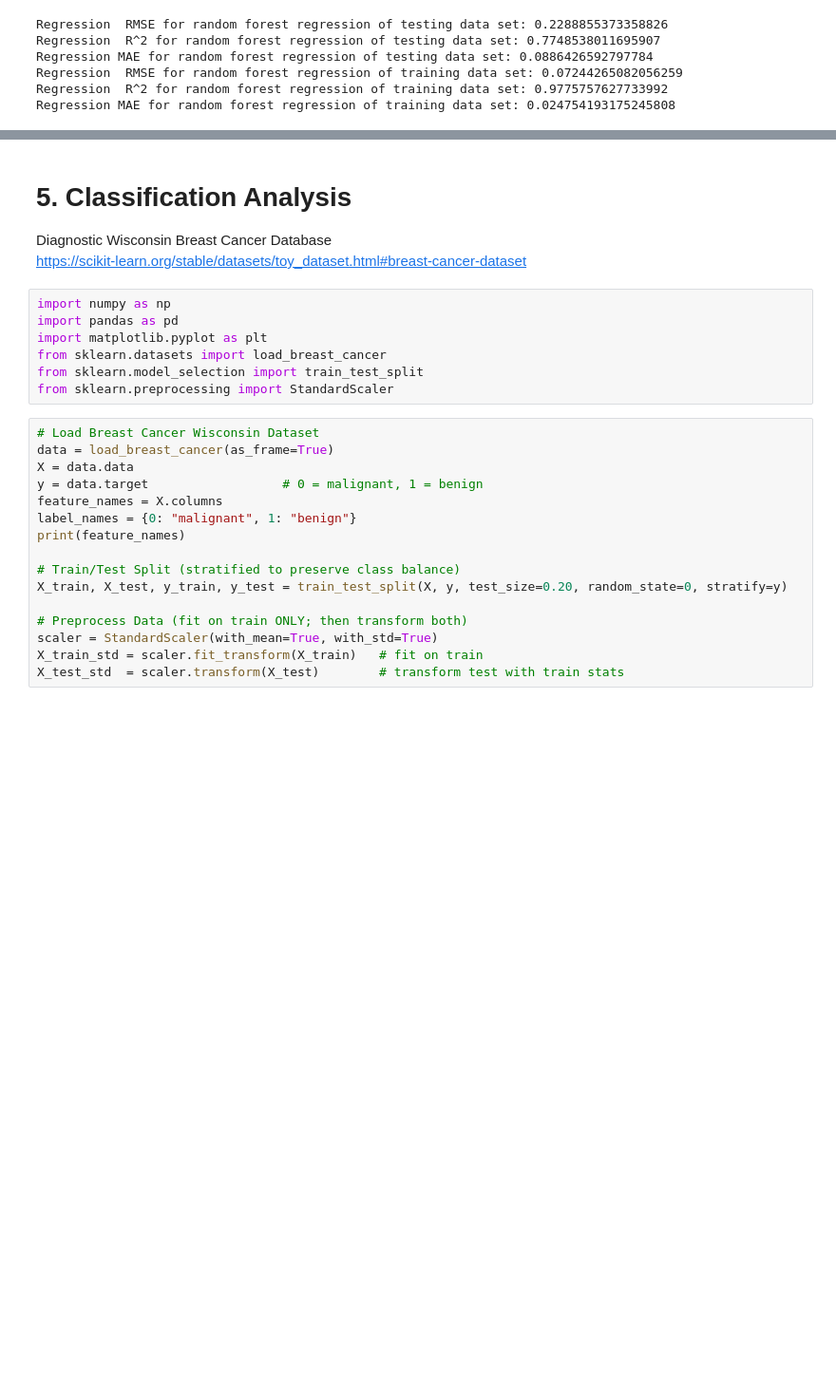
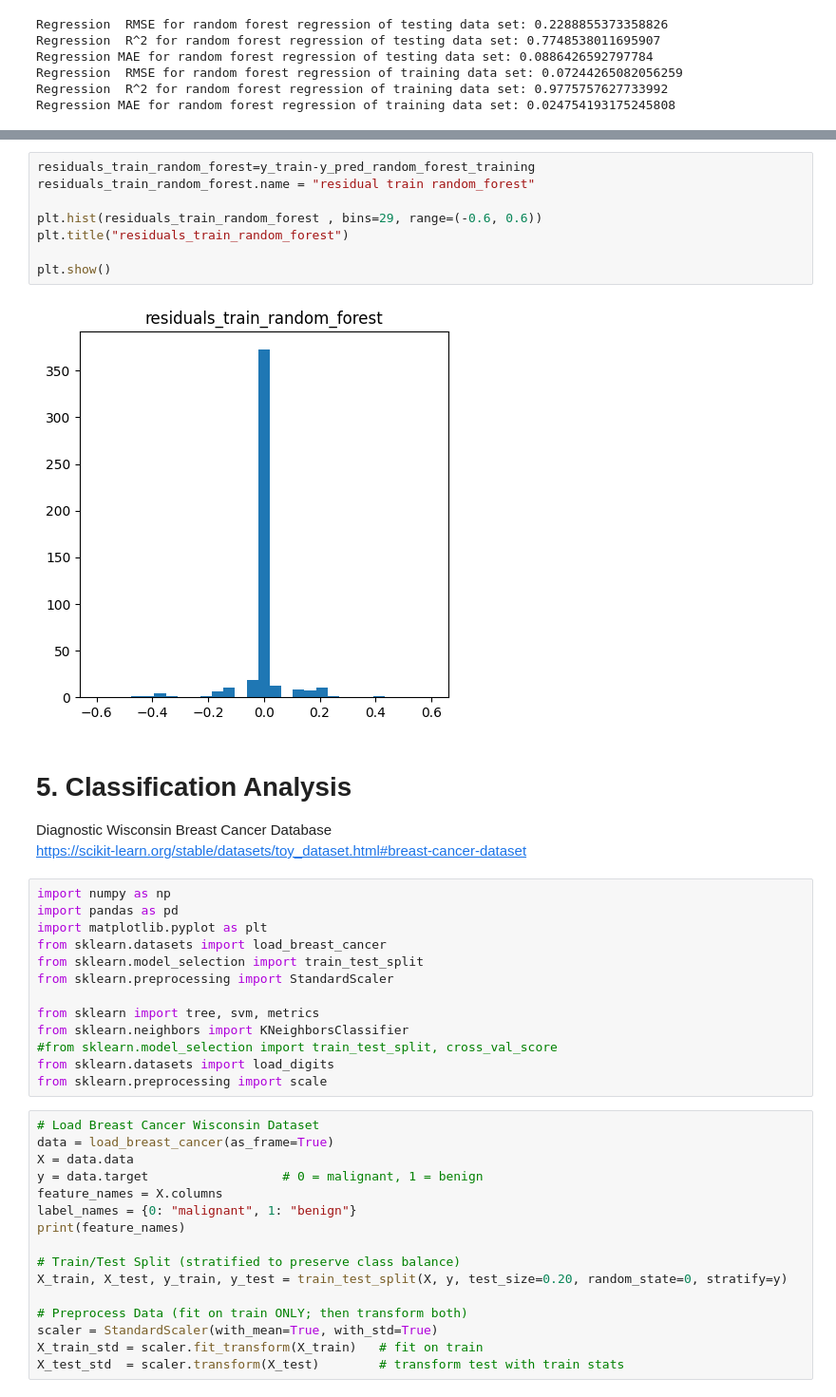
Before and after one commit to Yuyang-Yao/Math_-5750_Project1, a Jupyter notebook: project1.ipynb, the cells around one changed output, grey strips where cells are left out. Shown at 95% size. Cells and saved outputs as stored; diff of their text form; blank space fills up the shorter version.

```diff
--- a/project1.ipynb
+++ b/project1.ipynb
@@ -426,3 +435,13 @@ Regression MAE for random forest regression of training data set: 0.024754193175
+# %%
+residuals_train_random_forest=y_train-y_pred_random_forest_training
+residuals_train_random_forest.name = "residual train random_forest"
+
+plt.hist(residuals_train_random_forest , bins=29, range=(-0.6, 0.6))
+plt.title("residuals_train_random_forest")
+
+plt.show()
+# %% [output]
+[figure, added]
 # %% [markdown]
 # 5. Classification Analysis
 Diagnostic Wisconsin Breast Cancer Database
@@ -434,6 +453,12 @@ import matplotlib.pyplot as plt
 from sklearn.datasets import load_breast_cancer
 from sklearn.model_selection import train_test_split
 from sklearn.preprocessing import StandardScaler
+
+from sklearn import tree, svm, metrics
+from sklearn.neighbors import KNeighborsClassifier
+#from sklearn.model_selection import train_test_split, cross_val_score
+from sklearn.datasets import load_digits
+from sklearn.preprocessing import scale
 # %%
 # Load Breast Cancer Wisconsin Dataset
 data = load_breast_cancer(as_frame=True)
```
Also changed, not shown: parts of 7 cells of this notebook.
